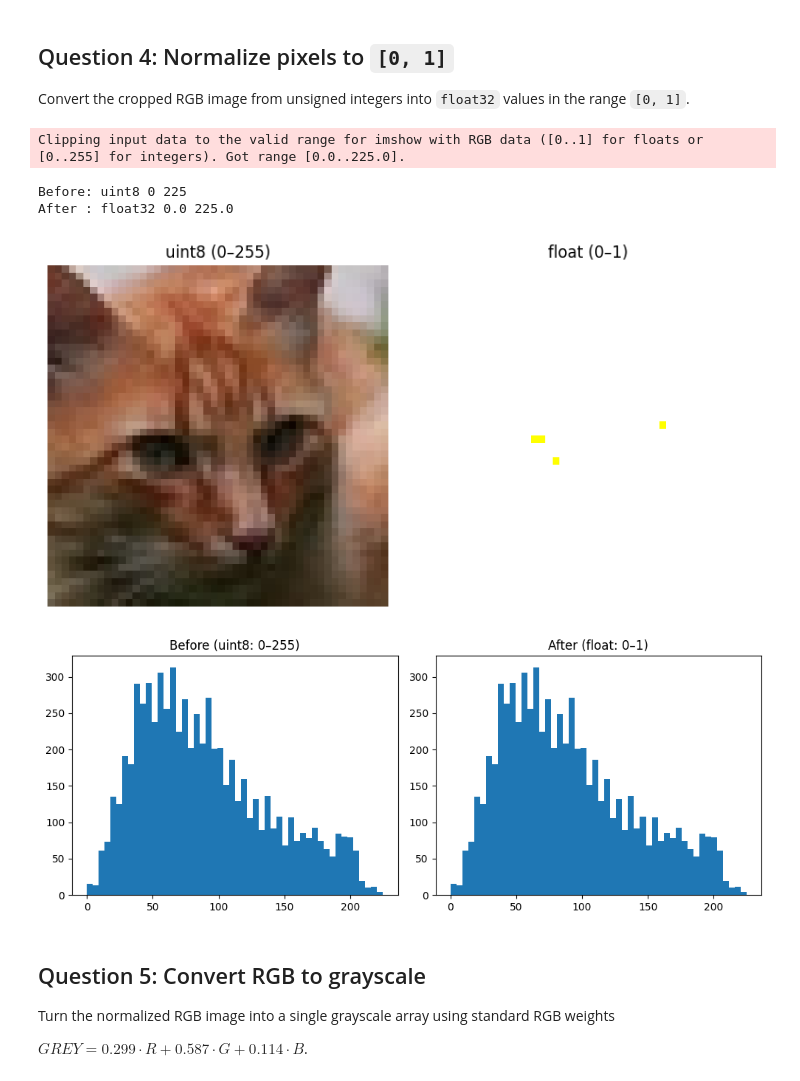
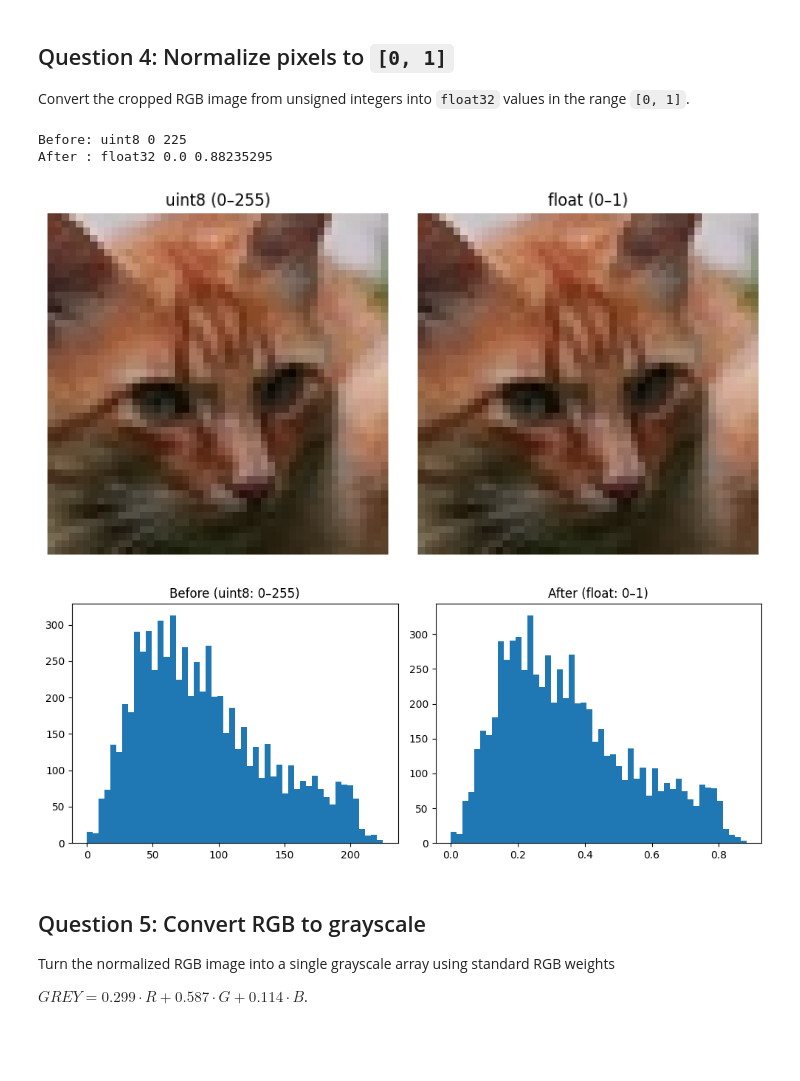
Before and after one commit to vgu-dsai-2026/lab-1-numpy-104240102-commits, a Jupyter notebook: notebook.ipynb, the cells around one changed output. Cells and saved outputs as stored; diff of their text form; code cells hidden in the pictures; blank space fills up the shorter version.

```diff
--- a/notebook.ipynb
+++ b/notebook.ipynb
@@ -216,7 +216,7 @@ plt.show()
 Convert the cropped RGB image from unsigned integers into `float32` values in the range `[0, 1]`.
 # %%
 def normalize_01(image: np.ndarray) -> np.ndarray:
-    return image.astype(np.float32)
+    return image.astype(np.float32) / 255.0
 
 
 def show_histograms(uint8_img, float_img):
@@ -225,38 +225,37 @@ def show_histograms(uint8_img, float_img):
     plt.subplot(1, 2, 1)
     plt.hist(uint8_img.ravel(), bins=50)
     plt.title("Before (uint8: 0–255)")
 
     plt.subplot(1, 2, 2)
     plt.hist(float_img.ravel(), bins=50)
     plt.title("After (float: 0–1)")
 
     plt.tight_layout()
     plt.show()
 
 sample_float = normalize_01(cropped_image)
 
 # 1. Side-by-side image (Both image will look the same)
 show_image_gallery(
     [cropped_image, sample_float],
     titles=["uint8 (0–255)", "float (0–1)"],
     ncols=2,
     figsize=(8, 4),
 )
 
 # 2. Stats
 print("Before:", cropped_image.dtype, cropped_image.min(), cropped_image.max())
 print("After :", sample_float.dtype, sample_float.min(), sample_float.max())
 
 # 3. Histogram
 show_histograms(cropped_image, sample_float)
 
 plt.show()
 # %% [output]
-Clipping input data to the valid range for imshow with RGB data ([0..1] for floats or [0..255] for integers). Got range [0.0..225.0].
+Before: uint8 0 225
+After : float32 0.0 0.88235295
-Before: uint8 0 225
-After : float32 0.0 225.0
-[figure, old version]
+[figure, new version]
-[figure, old version]
+[figure, new version]
 # %% [markdown]
 ## Question 5: Convert RGB to grayscale
 
```
Also changed, not shown: 1 other file.
